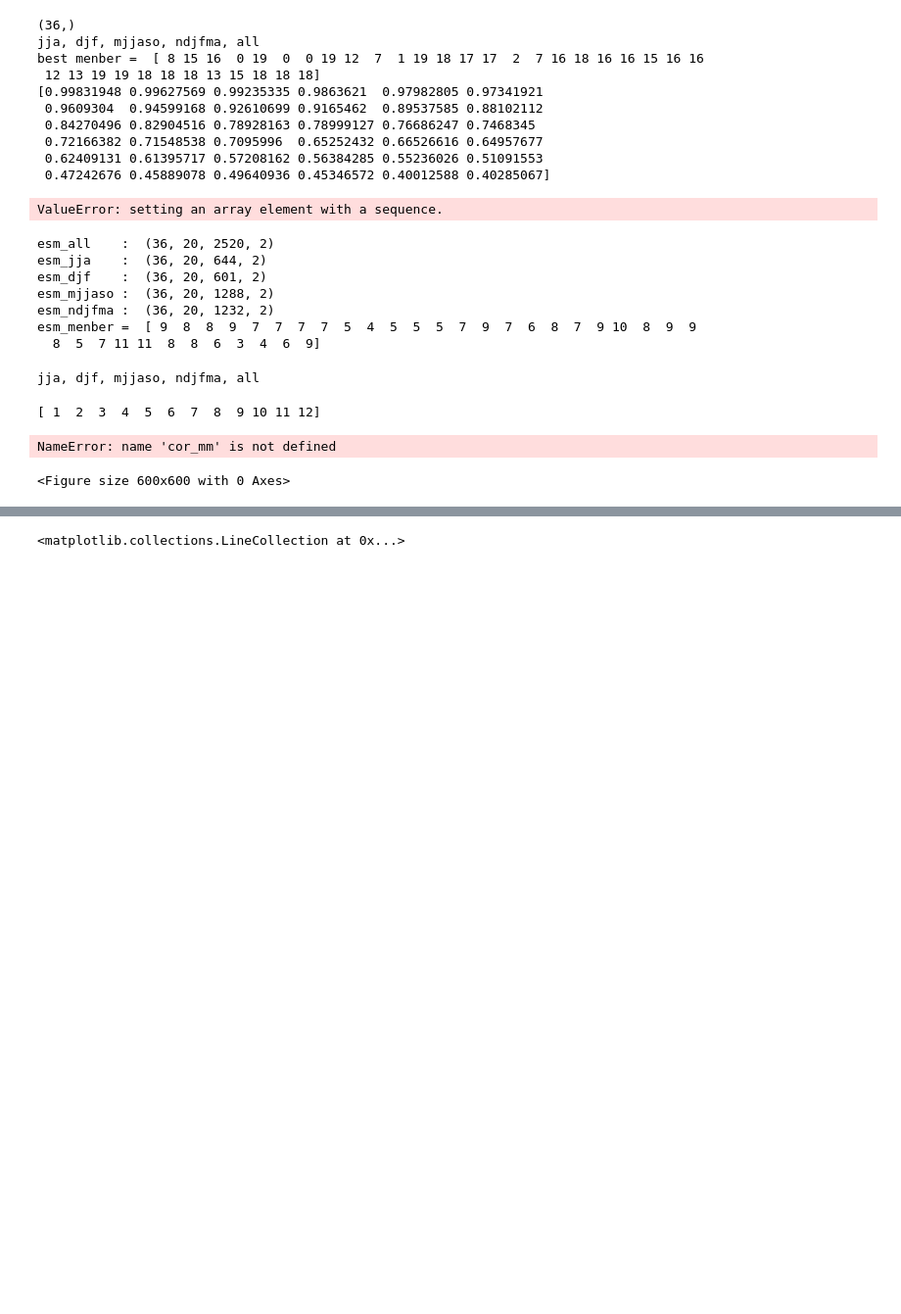
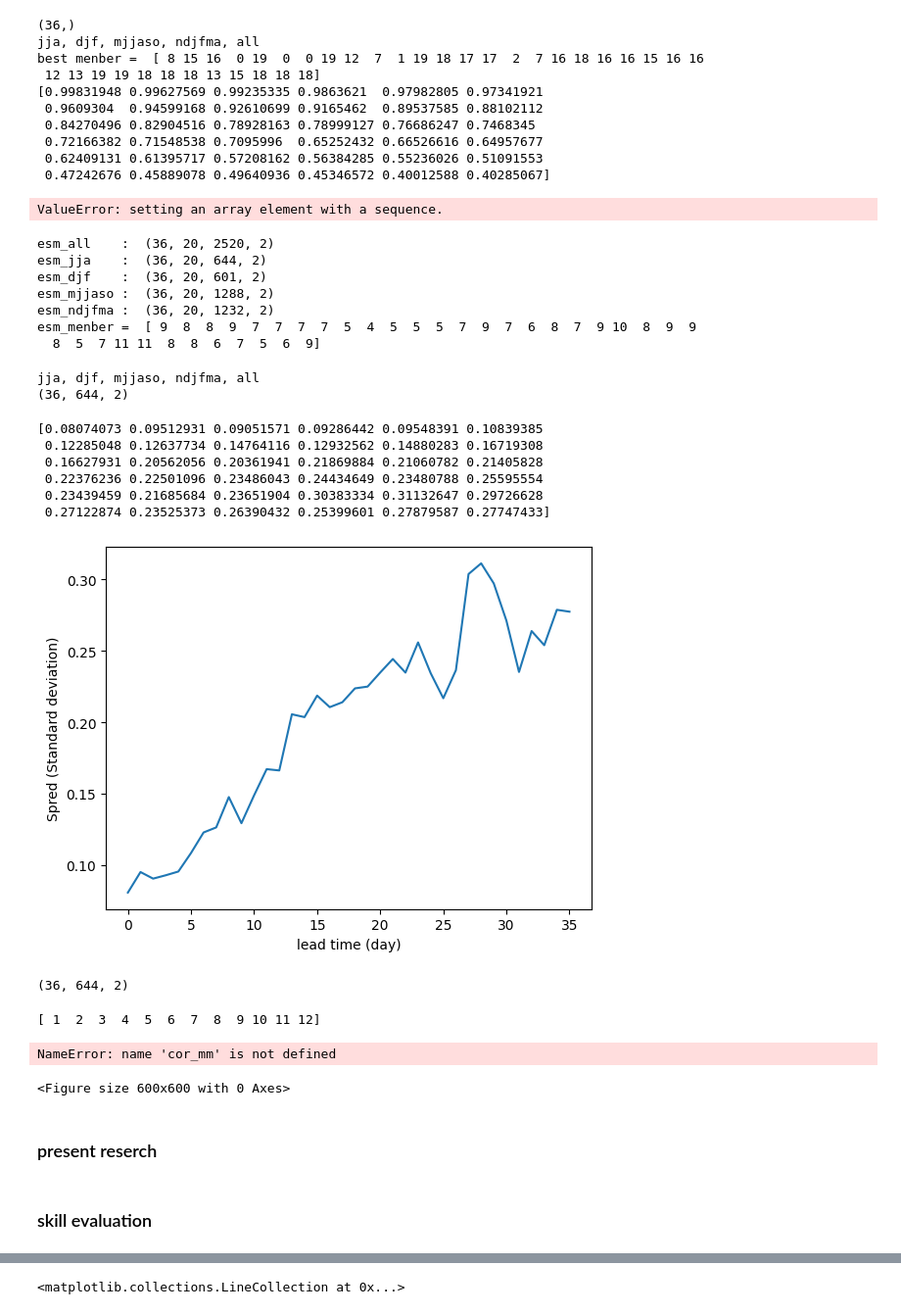
Before and after one commit to Yuumae1/machine_learning, a Jupyter notebook: notebook/cnn_analysis_v2.ipynb, the cells around one changed output, grey strips where cells are left out. Shown at 98% size. Saved outputs shown, nothing was run; the diff lists cells and outputs as text; code cells hidden in the pictures; blank space fills up the shorter version.

```diff
--- a/notebook/cnn_analysis_v2.ipynb
+++ b/notebook/cnn_analysis_v2.ipynb
@@ -120,13 +120,13 @@ print(cor_mm)
 ValueError: setting an array element with a sequence.
 # %%
 # ensemble mean
-high = [0.9, 0.9, 0.9, 0.9, 0.9,
+high = [0.95, 0.95, 0.95, 0.9, 0.9,
         0.8, 0.8, 0.8, 0.8, 0.8,
         0.7, 0.7, 0.6, 0.6, 0.6,
         0.6, 0.6, 0.5, 0.5, 0.5,
         0.5, 0.5, 0.4, 0.4, 0.4,
         0.4, 0.4, 0.3, 0.3, 0.3,
-        0.3, 0.3, 0.3, 0.3, 0.2,
+        0.3, 0.3, 0.25, 0.25, 0.2,
         0.2]
 # lead time ごとに上の閾値を超えるモデルの数をカウント
 esm_all    = np.zeros((pred.shape))
@@ -149,7 +149,8 @@ print('esm_mjjaso : ', esm_mjjaso.shape)
 print('esm_ndjfma : ', esm_ndjfma.shape)
 
 #　ensemble のカウント
-print('esm_menber = ', np.count_nonzero(~np.isnan(esm_all[:,:,0,0]), axis=1))
+menber_nm = np.count_nonzero(~np.isnan(esm_all[:,:,0,0]), axis=1)
+print('esm_menber = ', menber_nm )
 # %% [output]
 esm_all    :  (36, 20, 2520, 2)
 esm_jja    :  (36, 20, 644, 2)
@@ -157,7 +158,7 @@ esm_djf    :  (36, 20, 601, 2)
 esm_mjjaso :  (36, 20, 1288, 2)
 esm_ndjfma :  (36, 20, 1232, 2)
 esm_menber =  [ 9  8  8  9  7  7  7  7  5  4  5  5  5  7  9  7  6  8  7  9 10  8  9  9
-  8  5  7 11 11  8  8  6  3  4  6  9]
+  8  5  7 11 11  8  8  6  7  5  6  9]
 # %%
 # nan 以外のデータで平均をとる
 esm_all_mean = np.nanmean(esm_all, axis=1)
@@ -165,7 +166,7 @@ esm_jja_mean = np.nanmean(esm_jja, axis=1)
 esm_djf_mean = np.nanmean(esm_djf, axis=1)
 esm_mjjaso_mean = np.nanmean(esm_mjjaso, axis=1)
 esm_ndjfma_mean = np.nanmean(esm_ndjfma, axis=1)
-
+esm_jja_std  = np.nanstd(esm_jja, axis=1)
 esm_cor = np.zeros((lt_max+1, 5))
 
 for i in range(len(pred)):
@@ -176,8 +177,32 @@ for i in range(len(pred)):
     esm_cor[i,4]   = culc_cor(sup[i,0], esm_all_mean[i])
 print('jja, djf, mjjaso, ndjfma, all')
 #print(esm_cor)
+print(esm_jja_mean.shape)
 # %% [output]
 jja, djf, mjjaso, ndjfma, all
+(36, 644, 2)
+# %%
+print(esm_jja_std.mean(axis=(1,2)))
+plt.plot(esm_jja_std.mean(axis=(1,2)))
+plt.xticks(np.arange(0, 36, 5))
+plt.xlabel('lead time (day)')
+plt.ylabel('Spred (Standard deviation)')
+plt.show()
+# %% [output]
+[0.08074073 0.09512931 0.09051571 0.09286442 0.09548391 0.10839385
+ 0.12285048 0.12637734 0.14764116 0.12932562 0.14880283 0.16719308
+ 0.16627931 0.20562056 0.20361941 0.21869884 0.21060782 0.21405828
+ 0.22376236 0.22501096 0.23486043 0.24434649 0.23480788 0.25595554
+ 0.23439459 0.21685684 0.23651904 0.30383334 0.31132647 0.29726628
+ 0.27122874 0.23525373 0.26390432 0.25399601 0.27879587 0.27747433]
+[figure, added]
+# %%
+best_pred_jja = np.zeros(esm_jja_mean.shape)
+for ll in range(len(best)):
+    best_pred_jja[ll] = pred_jja[ll,best[ll]]
+print(best_pred_jja.shape)
+# %% [output]
+(36, 644, 2)
 # %%
 x_month = np.arange(1, 13)
 print(x_month)
@@ -194,6 +219,8 @@ plt.legend()
 [ 1  2  3  4  5  6  7  8  9 10 11 12]
 NameError: name 'cor_mm' is not defined
 <Figure size 600x600 with 0 Axes>
+# %% [markdown]
+### present reserch
 # %%
 nicam_bsiso = np.array([
     [0.6145144, 0.9919250],
@@ -368,3 +539,5 @@ cnn_bp = np.array([
+# %% [markdown]
+### skill evaluation
 # %%
 # リードタイムごとの予測スキルの比較
 label_box = ['CNN: JJA', 'CNN: DJF', 'CNN: mjjaso', 'CNN: ndjfma', 'CNN: All Period']
```
Also changed, not shown: parts of 10 cells of this notebook, 2 other files.
